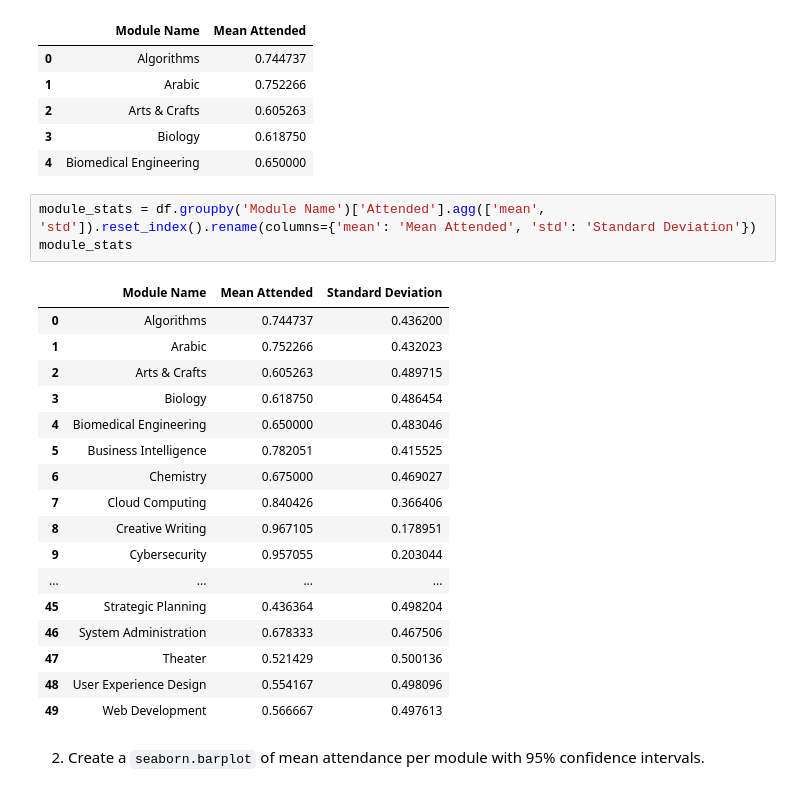
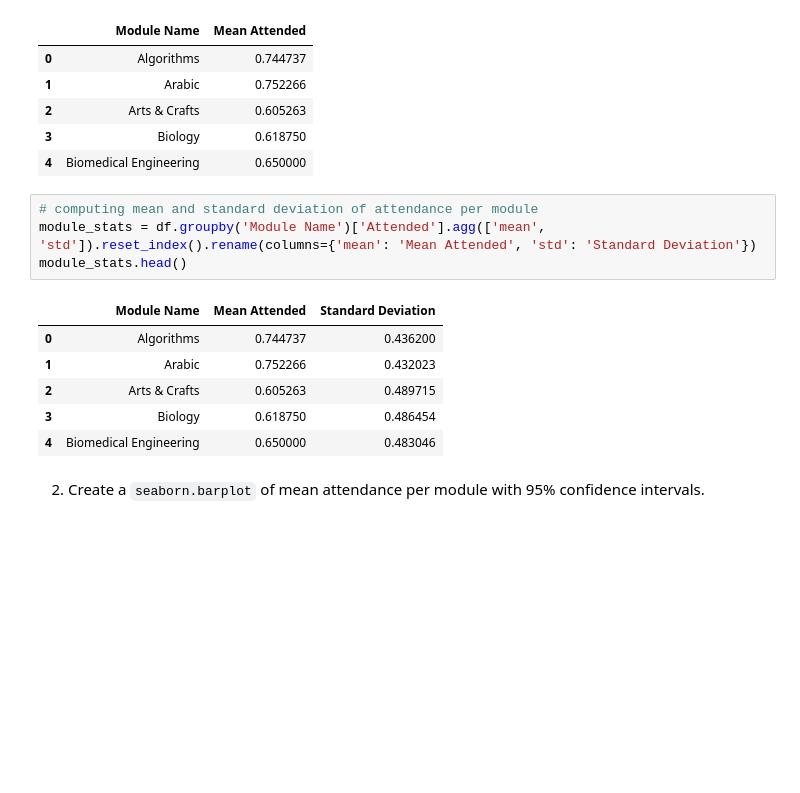
Before and after one commit to evie-ferguson/Data-Science-Summative, a Jupyter notebook: summative1-1.ipynb, the cells around one changed output. Drawn from its saved outputs; the diff is of its cells as text; blank space fills up the shorter version.

```diff
--- a/summative1-1.ipynb
+++ b/summative1-1.ipynb
@@ -275,26 +275,16 @@ module_mean.head()
 | 3 | Biology | 0.618750 |
 | 4 | Biomedical Engineering | 0.650000 |
 # %%
+# computing mean and standard deviation of attendance per module
 module_stats = df.groupby('Module Name')['Attended'].agg(['mean', 'std']).reset_index().rename(columns={'mean': 'Mean Attended', 'std': 'Standard Deviation'})
-module_stats
+module_stats.head()
 # %% [output]
 |  | Module Name | Mean Attended | Standard Deviation |
 | 0 | Algorithms | 0.744737 | 0.436200 |
 | 1 | Arabic | 0.752266 | 0.432023 |
 | 2 | Arts & Crafts | 0.605263 | 0.489715 |
 | 3 | Biology | 0.618750 | 0.486454 |
 | 4 | Biomedical Engineering | 0.650000 | 0.483046 |
-| 5 | Business Intelligence | 0.782051 | 0.415525 |
-| 6 | Chemistry | 0.675000 | 0.469027 |
-| 7 | Cloud Computing | 0.840426 | 0.366406 |
-| 8 | Creative Writing | 0.967105 | 0.178951 |
-| 9 | Cybersecurity | 0.957055 | 0.203044 |
-| ... | ... | ... | ... |
-| 45 | Strategic Planning | 0.436364 | 0.498204 |
-| 46 | System Administration | 0.678333 | 0.467506 |
-| 47 | Theater | 0.521429 | 0.500136 |
-| 48 | User Experience Design | 0.554167 | 0.498096 |
-| 49 | Web Development | 0.566667 | 0.497613 |
 # %% [markdown]
 2. Create a `seaborn.barplot` of mean attendance per module with 95% confidence intervals.
 # %%
```
Also changed, not shown: parts of 8 cells of this notebook, 2 other files.
